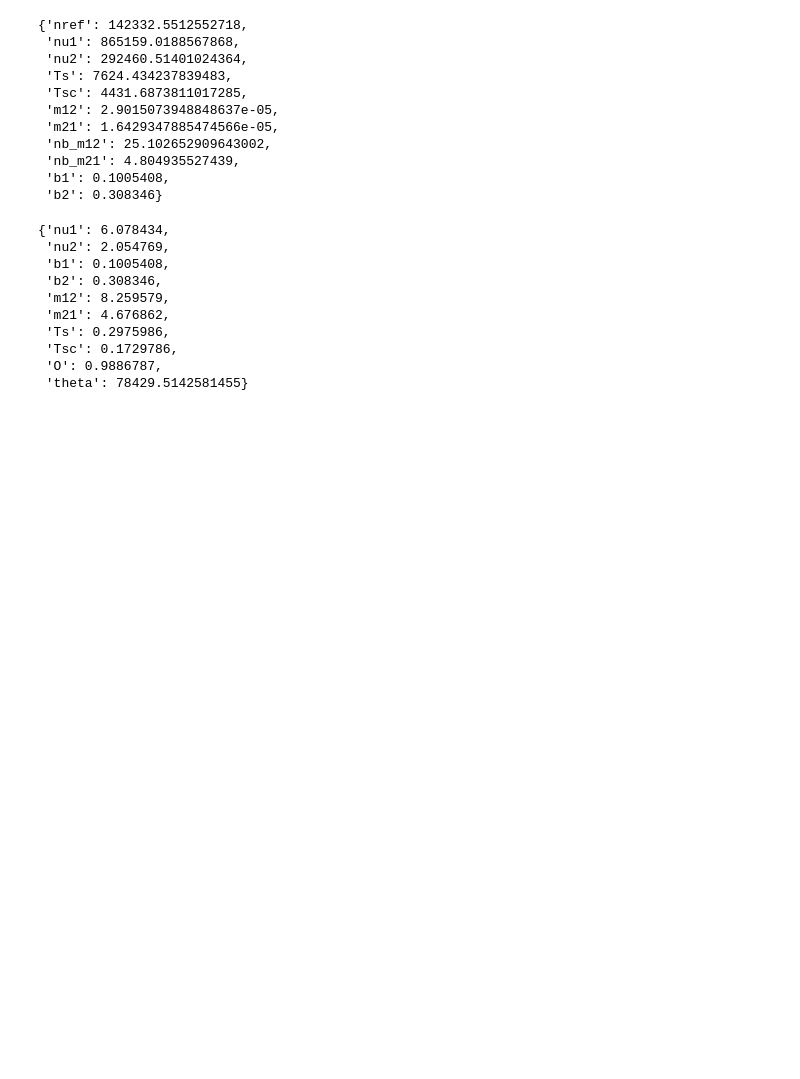
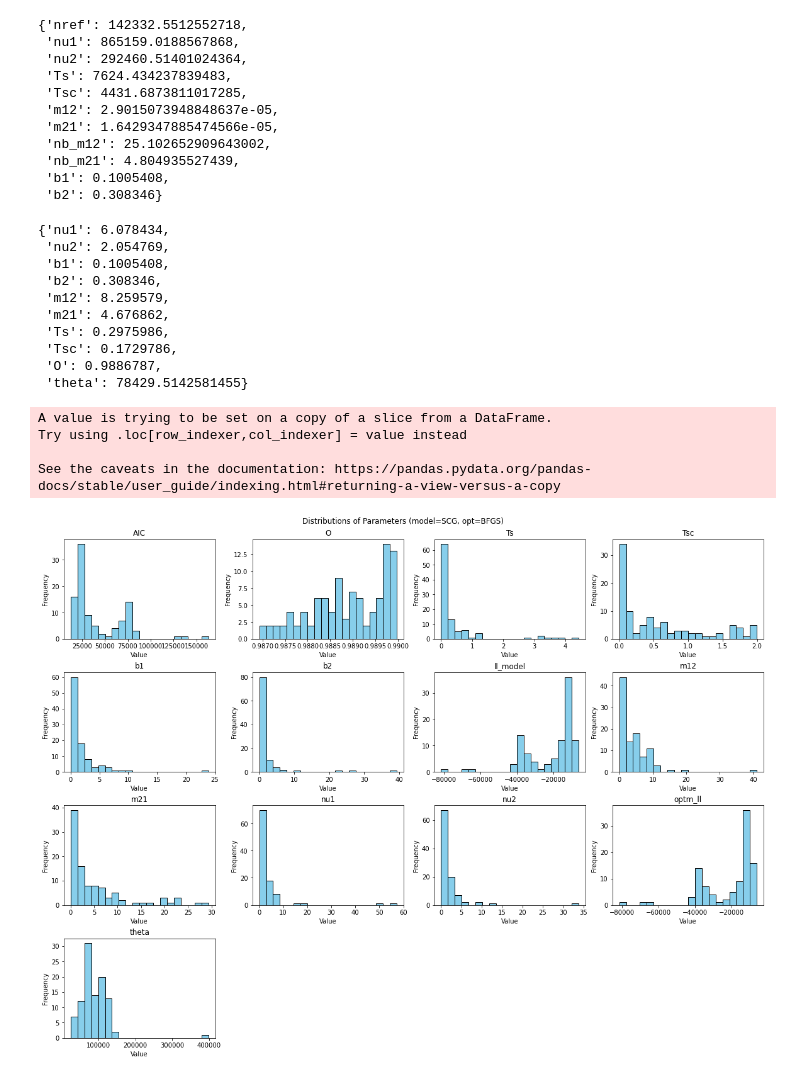
Before and after one commit to jdaron/wilding, a Jupyter notebook: analysis/popStructure/dadi_2D_bootstrap.ipynb, the cells around one changed output. Saved outputs shown, nothing was run; the diff lists cells and outputs as text; code cells hidden in the pictures; blank space fills up the shorter version.

```diff
--- a/analysis/popStructure/dadi_2D_bootstrap.ipynb
+++ b/analysis/popStructure/dadi_2D_bootstrap.ipynb
@@ -155,3 +155,49 @@ optdic
  'Tsc': 0.1729786,
  'O': 0.9886787,
  'theta': 78429.5142581455}
+# %%
+# estimate CI from 100 run performed to find best model
+import pandas as pd
+import matplotlib.pyplot as plt
+import math
+import scipy.stats as stats
+
+colnames = ['rep', 'model', 'opt', 'param', 'value']
+df = pd.read_csv("/home/daron/bioInf/wilding/popstructure/popdifferenciation/dadi/dadi_2D/wilding_3_LPdom_LBVdom.dadi2D8Model.txt", sep="\t", names=colnames)
+filtered = df[(df['model'] == 'SCG') & (df['opt'] == 'BFGS')]
+
+# Make sure 'value' is float (sometimes pandas reads as str)
+filtered['value'] = filtered['value'].astype(float)
+
+# Get list of unique parameters
+params = filtered['param'].unique()
+
+params = sorted(filtered['param'].unique())
+n_params = len(params)
+
+# Choose grid size:
+ncols = 4
+nrows = math.ceil(n_params / ncols)
+
+fig, axes = plt.subplots(nrows, ncols, figsize=(4*ncols, 3*nrows), constrained_layout=True)
+axes = axes.flatten()  # So you can index as 1D
+
+for i, param in enumerate(params):
+    values = filtered[filtered['param'] == param]['value']
+    axes[i].hist(values, bins=20, color='skyblue', edgecolor='k')
+    axes[i].set_title(param)
+    axes[i].set_xlabel('Value')
+    axes[i].set_ylabel('Frequency')
+
+# Hide any unused subplots
+for j in range(i+1, nrows*ncols):
+    axes[j].set_visible(False)
+
+plt.suptitle("Distributions of Parameters (model=SCG, opt=BFGS)")
+plt.show()
+# %% [output]
+A value is trying to be set on a copy of a slice from a DataFrame.
+Try using .loc[row_indexer,col_indexer] = value instead
+
+See the caveats in the documentation: https://pandas.pydata.org/pandas-docs/stable/user_guide/indexing.html#returning-a-view-versus-a-copy
+[figure, added]
```
Also changed, not shown: parts of 9 cells of this notebook.
